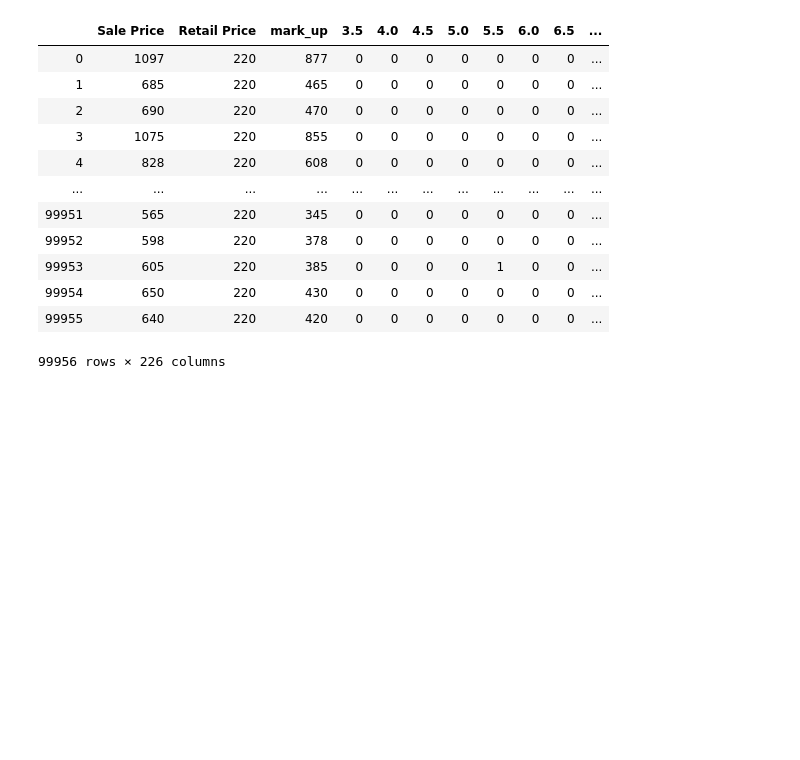
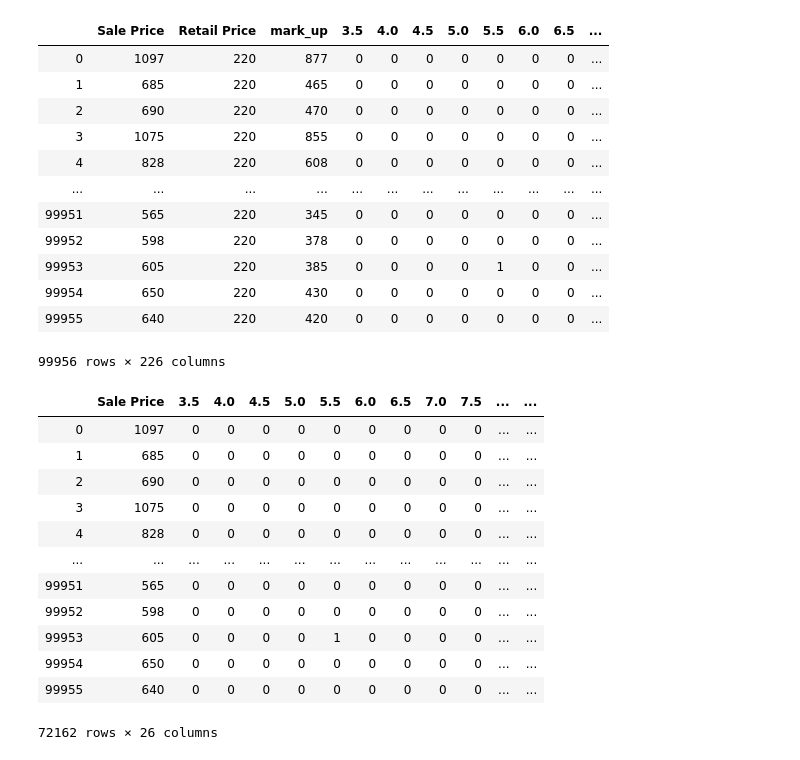
Before and after one commit to brandonmojica/stockx_price_predict, a Jupyter notebook: notebooks/stockx_price_predict.ipynb, the cells around one changed output. Drawn from its saved outputs; the diff is of its cells as text; code cells hidden in the pictures; blank space fills up the shorter version.

```diff
--- a/notebooks/stockx_price_predict.ipynb
+++ b/notebooks/stockx_price_predict.ipynb
@@ -725,3 +725,22 @@ dummy_df
 | 99954 | 650 | 220 | 430 | 0 | 0 | 0 | 0 | 0 | 0 | 0 | ... |
 | 99955 | 640 | 220 | 420 | 0 | 0 | 0 | 0 | 0 | 0 | 0 | ... |
 99956 rows × 226 columns
+# %%
+yeezy_shoe_size = pd.get_dummies(yeezy_df['Shoe Size'])
+yeezy_dummy_df = pd.concat([yeezy_df['Sale Price'],yeezy_shoe_size], axis=1)
+# %%
+yeezy_dummy_df
+# %% [output]
+|  | Sale Price | 3.5 | 4.0 | 4.5 | 5.0 | 5.5 | 6.0 | 6.5 | 7.0 | 7.5 | ... | ... |
+| 0 | 1097 | 0 | 0 | 0 | 0 | 0 | 0 | 0 | 0 | 0 | ... | ... |
+| 1 | 685 | 0 | 0 | 0 | 0 | 0 | 0 | 0 | 0 | 0 | ... | ... |
+| 2 | 690 | 0 | 0 | 0 | 0 | 0 | 0 | 0 | 0 | 0 | ... | ... |
+| 3 | 1075 | 0 | 0 | 0 | 0 | 0 | 0 | 0 | 0 | 0 | ... | ... |
+| 4 | 828 | 0 | 0 | 0 | 0 | 0 | 0 | 0 | 0 | 0 | ... | ... |
+| ... | ... | ... | ... | ... | ... | ... | ... | ... | ... | ... | ... | ... |
+| 99951 | 565 | 0 | 0 | 0 | 0 | 0 | 0 | 0 | 0 | 0 | ... | ... |
+| 99952 | 598 | 0 | 0 | 0 | 0 | 0 | 0 | 0 | 0 | 0 | ... | ... |
+| 99953 | 605 | 0 | 0 | 0 | 0 | 1 | 0 | 0 | 0 | 0 | ... | ... |
+| 99954 | 650 | 0 | 0 | 0 | 0 | 0 | 0 | 0 | 0 | 0 | ... | ... |
+| 99955 | 640 | 0 | 0 | 0 | 0 | 0 | 0 | 0 | 0 | 0 | ... | ... |
+72162 rows × 26 columns
```
Also changed, not shown: parts of 6 cells of this notebook.
